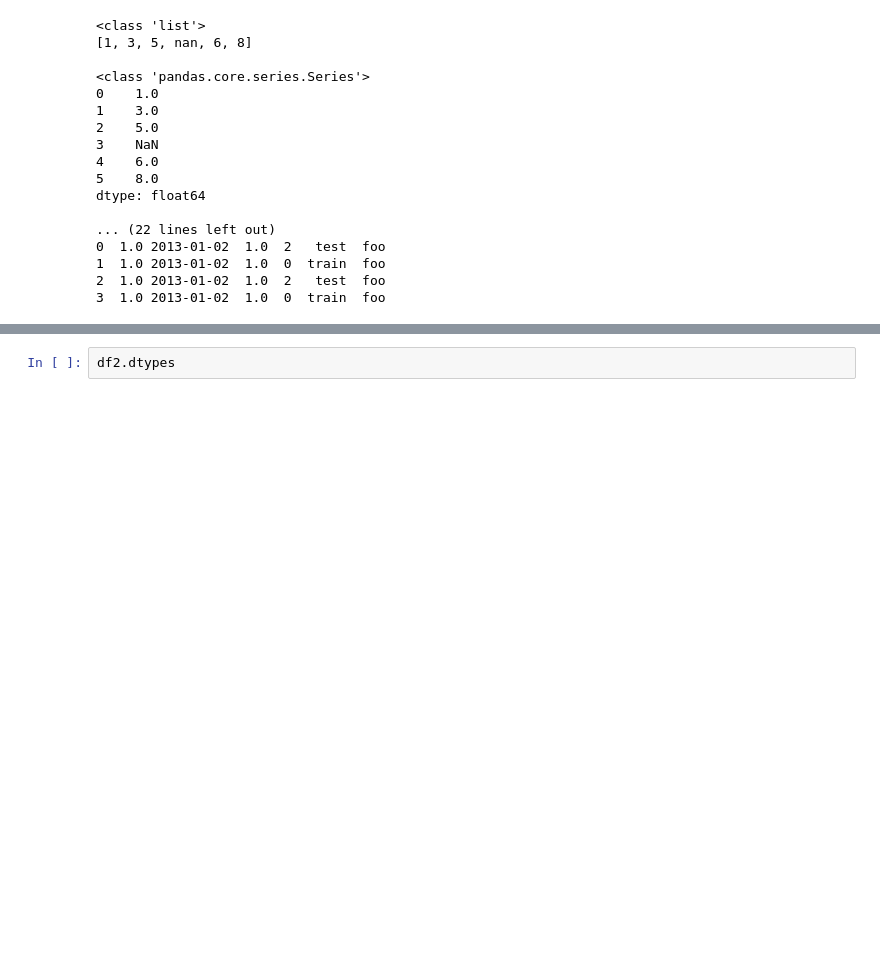
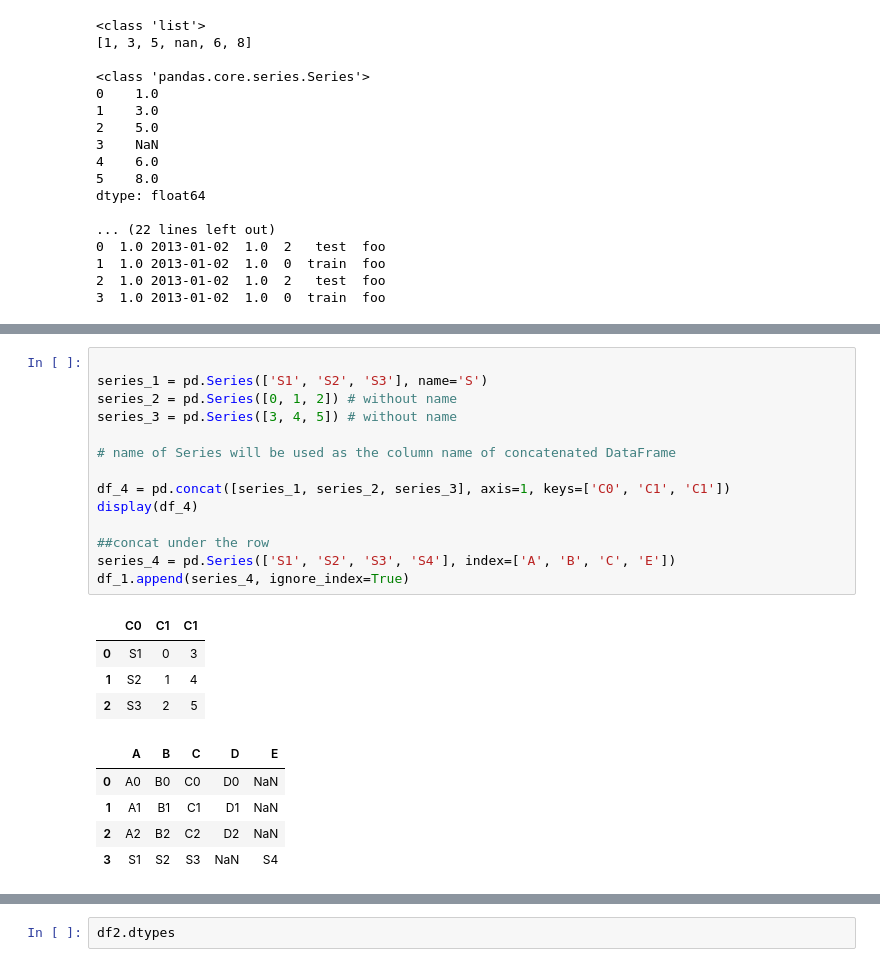
Before and after one commit to Jinhan-Han-Jeremy/data_field_analyst_science_basic, a Jupyter notebook: basicofbasic.ipynb, the cells around one changed output, grey strips where cells are left out. Saved outputs shown, nothing was run; the diff lists cells and outputs as text; blank space fills up the shorter version.

```diff
--- a/basicofbasic.ipynb
+++ b/basicofbasic.ipynb
@@ -413,0 +468,24 @@ df.apply(lambda x: np.square(x)
+# %%
+
+series_1 = pd.Series(['S1', 'S2', 'S3'], name='S')
+series_2 = pd.Series([0, 1, 2]) # without name
+series_3 = pd.Series([3, 4, 5]) # without name
+
+# name of Series will be used as the column name of concatenated DataFrame
+
+df_4 = pd.concat([series_1, series_2, series_3], axis=1, keys=['C0', 'C1', 'C1'])
+display(df_4)
+
+##concat under the row
+series_4 = pd.Series(['S1', 'S2', 'S3', 'S4'], index=['A', 'B', 'C', 'E'])
+df_1.append(series_4, ignore_index=True)
+# %% [output]
+|  | C0 | C1 | C1 |
+| 0 | S1 | 0 | 3 |
+| 1 | S2 | 1 | 4 |
+| 2 | S3 | 2 | 5 |
+|  | A | B | C | D | E |
+| 0 | A0 | B0 | C0 | D0 | NaN |
+| 1 | A1 | B1 | C1 | D1 | NaN |
+| 2 | A2 | B2 | C2 | D2 | NaN |
+| 3 | S1 | S2 | S3 | NaN | S4 |
```
Also changed, not shown: parts of 18 cells of this notebook.
